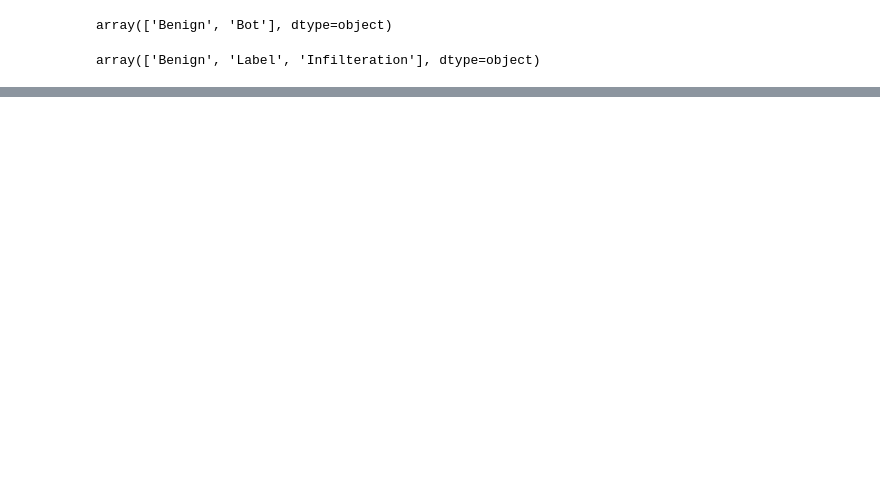
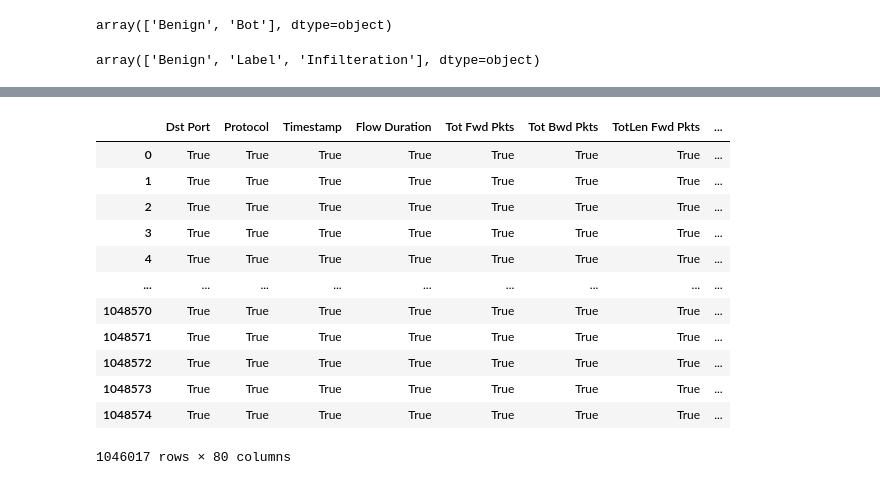
Before and after one commit to zatch2003bell/Intrusion_Detection_System, a Jupyter notebook: IDS.ipynb, the cells around one changed output, grey strips where cells are left out. Drawn from its saved outputs; the diff is of its cells as text; code cells hidden in the pictures; blank space fills up the shorter version.

```diff
--- a/IDS.ipynb
+++ b/IDS.ipynb
@@ -45,0 +55,2 @@ array(['Benign', 'FTP-BruteForce', 'SSH-Bruteforce'], dtype=object)
+# %%
+df['Label']=np.where(df['Label']!='Benign',"MALACIOUS","SAFE")
@@ -45,0 +96,2 @@ array(['Benign', 'FTP-BruteForce', 'SSH-Bruteforce'], dtype=object)
+# %%
+df=df.dropna(axis=0)
@@ -45,0 +122,20 @@ array(['Benign', 'FTP-BruteForce', 'SSH-Bruteforce'], dtype=object)
+# %%
+le=LabelEncoder()
+df['Timestamp']=le.fit_transform(df['Timestamp'])
+df['Label']=le.fit_transform(df['Label'])
+# %%
+np.isfinite(df)
+# %% [output]
+|  | Dst Port | Protocol | Timestamp | Flow Duration | Tot Fwd Pkts | Tot Bwd Pkts | TotLen Fwd Pkts | ... |
+| 0 | True | True | True | True | True | True | True | ... |
+| 1 | True | True | True | True | True | True | True | ... |
+| 2 | True | True | True | True | True | True | True | ... |
+| 3 | True | True | True | True | True | True | True | ... |
+| 4 | True | True | True | True | True | True | True | ... |
+| ... | ... | ... | ... | ... | ... | ... | ... | ... |
+| 1048570 | True | True | True | True | True | True | True | ... |
+| 1048571 | True | True | True | True | True | True | True | ... |
+| 1048572 | True | True | True | True | True | True | True | ... |
+| 1048573 | True | True | True | True | True | True | True | ... |
+| 1048574 | True | True | True | True | True | True | True | ... |
+1046017 rows × 80 columns
```
Also changed, not shown: parts of 32 cells of this notebook.
